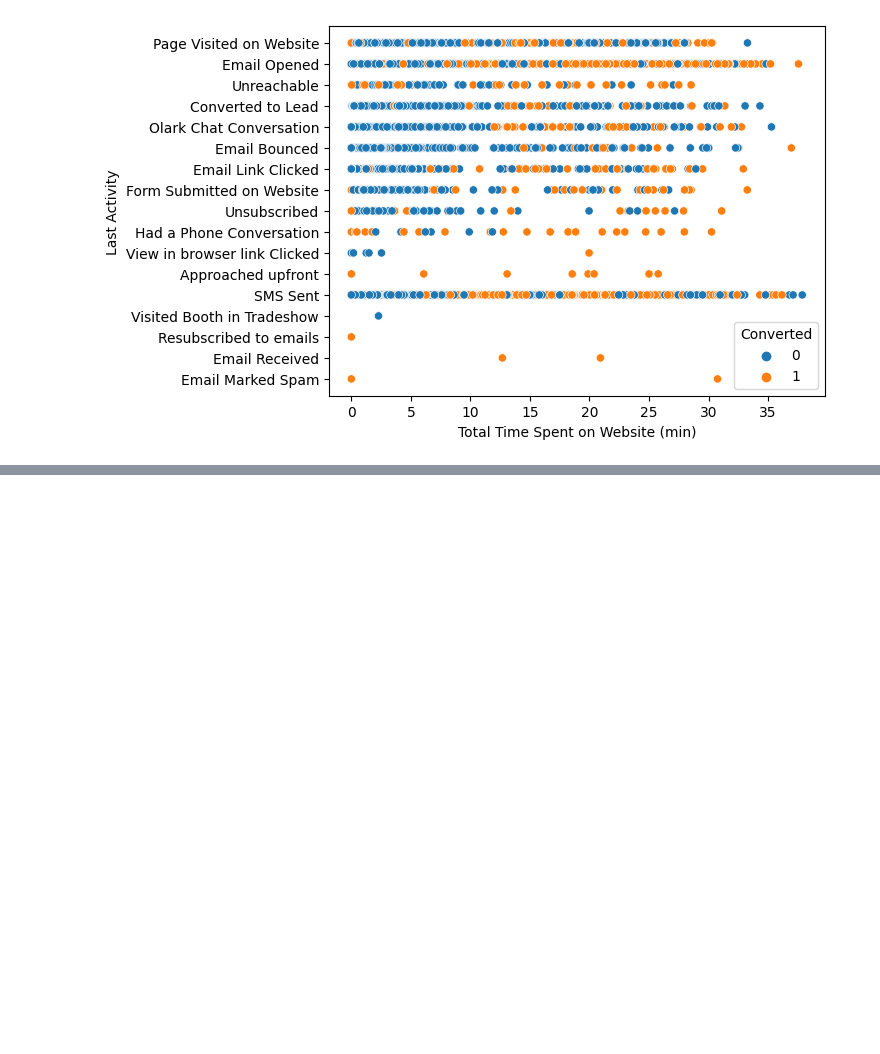
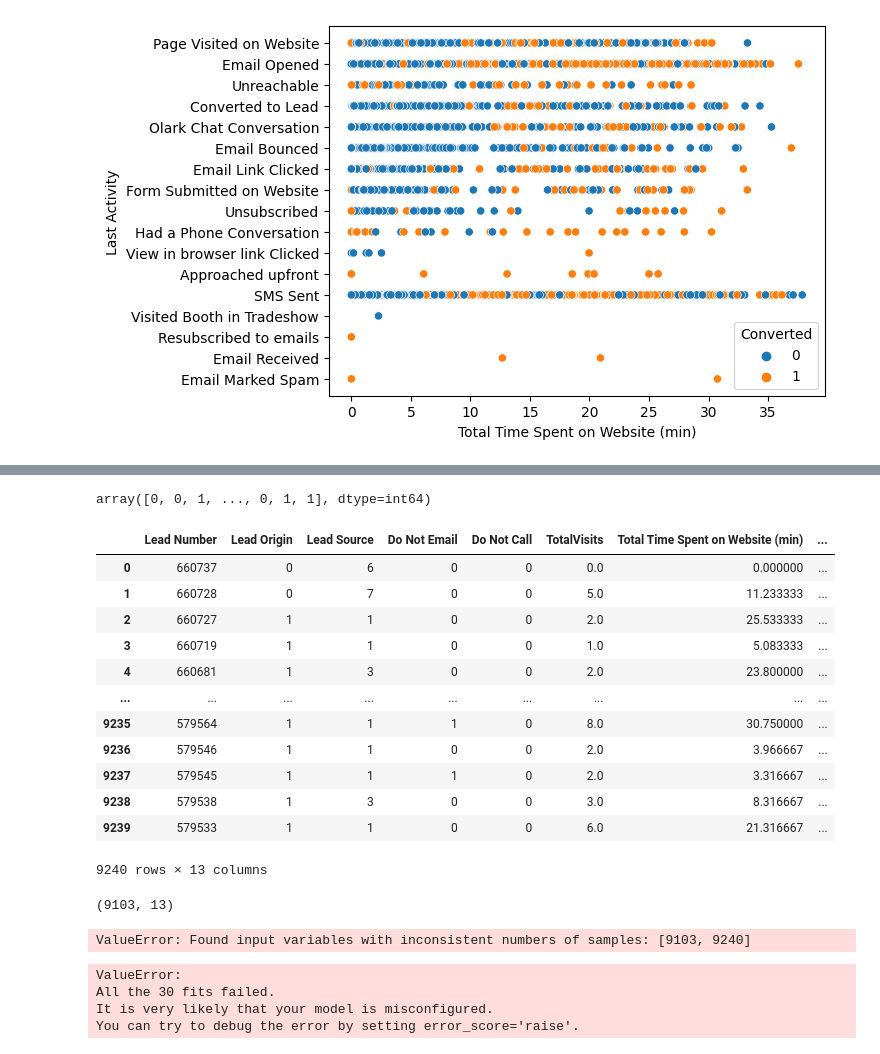
Before and after one commit to hannah-nevel/Personal-Portfolio, a Jupyter notebook: lead_scoring.ipynb, the cells around one changed output, grey strips where cells are left out. Drawn from its saved outputs; the diff is of its cells as text; code cells hidden in the pictures; blank space fills up the shorter version.

```diff
--- a/lead_scoring.ipynb
+++ b/lead_scoring.ipynb
@@ -158,0 +185,22 @@ sns.scatterplot(data=lead_data, y='Last Activity',x='Total Time Spent on Website
+# %%
+Y = lead_data['Converted'].to_numpy()
+Y
+# %% [output]
+array([0, 0, 1, ..., 0, 1, 1], dtype=int64)
+# %%
+X = encoded_lead_data.drop(columns = ['Converted', 'Prospect ID','City', 'Country'])
+X
+# %% [output]
+|  | Lead Number | Lead Origin | Lead Source | Do Not Email | Do Not Call | TotalVisits | Total Time Spent on Website (min) | ... |
+| 0 | 660737 | 0 | 6 | 0 | 0 | 0.0 | 0.000000 | ... |
+| 1 | 660728 | 0 | 7 | 0 | 0 | 5.0 | 11.233333 | ... |
+| 2 | 660727 | 1 | 1 | 0 | 0 | 2.0 | 25.533333 | ... |
+| 3 | 660719 | 1 | 1 | 0 | 0 | 1.0 | 5.083333 | ... |
+| 4 | 660681 | 1 | 3 | 0 | 0 | 2.0 | 23.800000 | ... |
+| ... | ... | ... | ... | ... | ... | ... | ... | ... |
+| 9235 | 579564 | 1 | 1 | 1 | 0 | 8.0 | 30.750000 | ... |
+| 9236 | 579546 | 1 | 1 | 0 | 0 | 2.0 | 3.966667 | ... |
+| 9237 | 579545 | 1 | 1 | 1 | 0 | 2.0 | 3.316667 | ... |
+| 9238 | 579538 | 1 | 3 | 0 | 0 | 3.0 | 8.316667 | ... |
+| 9239 | 579533 | 1 | 1 | 0 | 0 | 6.0 | 21.316667 | ... |
+9240 rows × 13 columns
@@ -158,0 +210,18 @@ sns.scatterplot(data=lead_data, y='Last Activity',x='Total Time Spent on Website
+# %%
+Y.shape
+X.shape
+# %% [output]
+(9103, 13)
+# %%
+X_train, X_test, Y_train, Y_test = train_test_split( X, Y, test_size=0.2, random_state=2)
+# %% [output]
+ValueError: Found input variables with inconsistent numbers of samples: [9103, 9240]
+# %%
+parameters ={"C":[0.01,0.1,1],'penalty':['l2'], 'solver':['lbfgs']}# l1 lasso l2 ridge
+lr=LogisticRegression()
+logreg_cv = GridSearchCV(lr, parameters, cv=10).fit(X_train, Y_train)
+# %% [output]
+ValueError:
+All the 30 fits failed.
+It is very likely that your model is misconfigured.
+You can try to debug the error by setting error_score='raise'.
```
Also changed, not shown: parts of 9 cells of this notebook.
